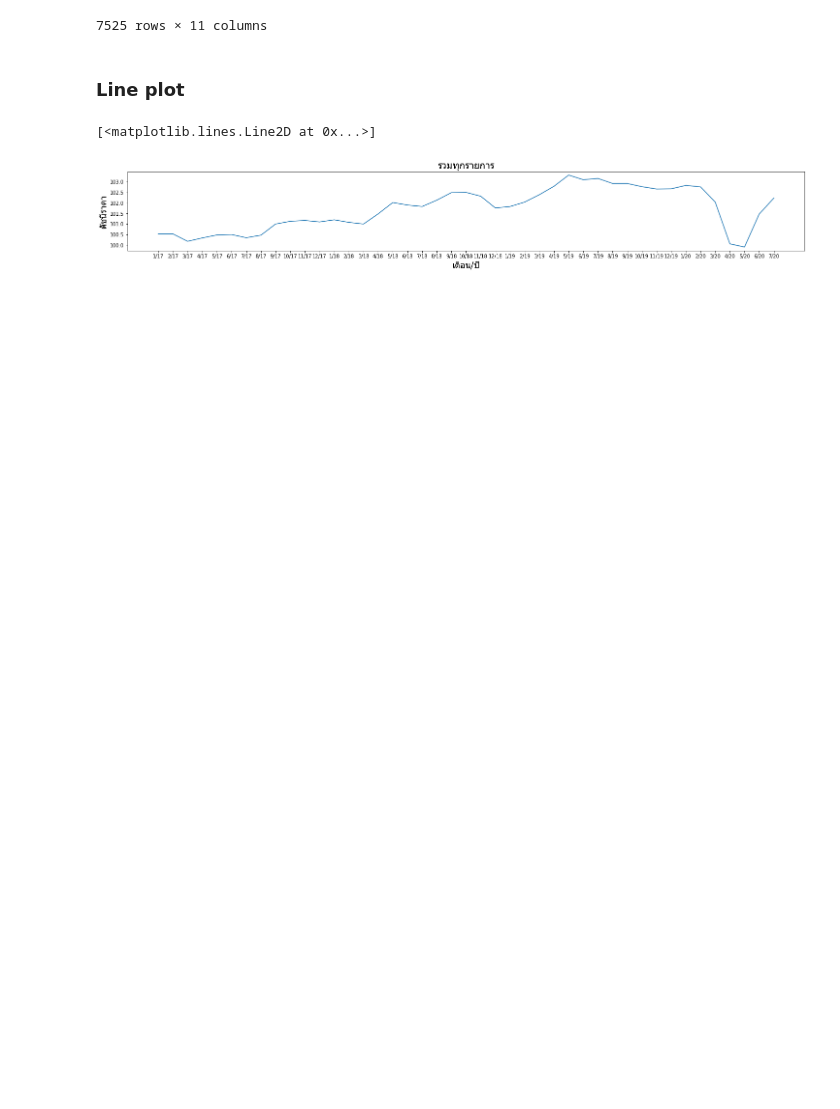
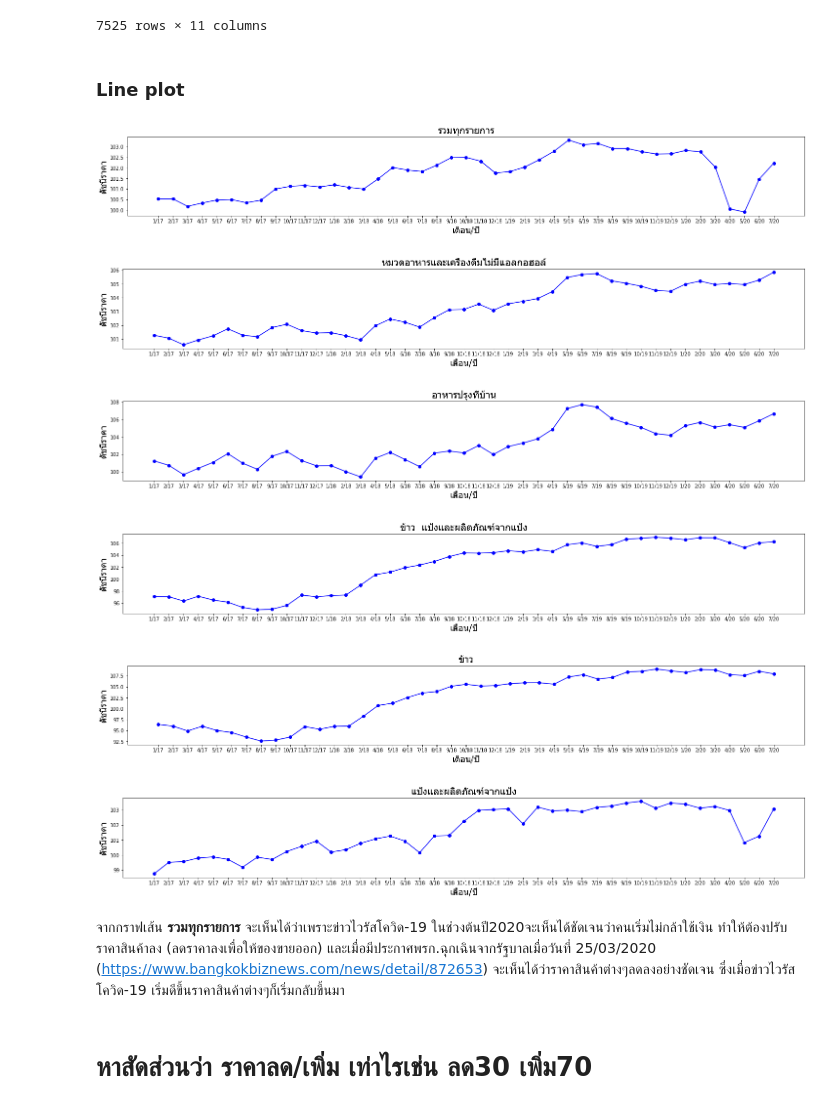
Before and after one commit to kittipon-shine/Consumer_Price_Index_DataAnalysis, a Jupyter notebook: Assignment_61070278.ipynb, the cells around one changed output. Saved outputs shown, nothing was run; the diff lists cells and outputs as text; code cells hidden in the pictures; blank space fills up the shorter version.

```diff
--- a/Assignment_61070278.ipynb
+++ b/Assignment_61070278.ipynb
@@ -306,23 +308,36 @@ from __future__ import unicode_literals
 import matplotlib.pyplot as plt
 %matplotlib inline
 # %%
-index_ = df[df.index_id == 0]
+show = 6
+#มีทั้งหมด 190 หมวด (0-189) ถ้าใส่เลขเยอะจะใช้เวลารันนาน
 
-month = index_['month'].tolist()
-year = index_['year'].tolist()
+for i in CPI_index_id_list[:show]:
+    index_ = df[df.index_id == i]
+    month = index_['month'].tolist()
+    year = index_['year'].tolist()
+    price_index = index_['price_index'].tolist()
+    month_year = []
+    for i in range(len(month)):
+        month_year.append(str(month[i]) + '/' + str(year[i])[2:] )
 
-values = index_['price_index'].tolist()
+    if len(index_['index_description'].tolist()) > 0:
+        plt.figure(figsize=(25, 3))
+        plt.title(u''+index_['index_description'].tolist()[0] ,fontname='Tahoma',fontsize='20')
+        plt.xlabel(u'เดือน/ปี',fontname='Tahoma',fontsize='18')
+        plt.ylabel(u'ดัชนีราคา',fontname='Tahoma',fontsize='18')
+        plt.plot(month_year, price_index, '-bo');
+    else:
+        continue
 
-month_year = []
-for i in range(len(month)):
-    month_year.append(str(month[i]) + '/' + str(year[i])[2:] )
-
-plt.figure(figsize=(25, 3))
-
-plt.title(u'รวมทุกรายการ',fontname='Tahoma',fontsize='20')
-plt.xlabel(u'เดือน/ปี',fontname='Tahoma',fontsize='18')
-plt.ylabel(u'ดัชนีราคา',fontname='Tahoma',fontsize='18')
-plt.plot(month_year, values)
+#     print( index_['index_description'].tolist())
 # %% [output]
-[<matplotlib.lines.Line2D at 0x...>]
-[figure, old version]
+[figure, new version]
+[figure, added]
+[figure, added]
+[figure, added]
+[figure, added]
+[figure, added]
+# %% [markdown]
+จากกราฟเส้น **รวมทุกรายการ** จะเห็นได้ว่าเพราะข่าวไวรัสโควิด-19 ในช่วงต้นปี2020จะเห็นได้ชัดเจนว่าคนเริ่มไม่กล้าใช้เงิน ทำให้ต้องปรับราคาสินค้าลง (ลดราคาลงเพื่อให้ของขายออก) และเมื่อมีประกาศพรก.ฉุกเฉินจากรัฐบาลเมื่อวันที่ 25/03/2020 (https://www.bangkokbiznews.com/news/detail/872653) จะเห็นได้ว่าราคาสินค้าต่างๆลดลงอย่างชัดเจน ซึ่งเมื่อข่าวไวรัสโควิด-19 เริ่มดีขึ้นราคาสินค้าต่างๆก็เริ่มกลับขึ้นมา
+# %% [markdown]
+# หาสัดส่วนว่า ราคาลด/เพิ่ม เท่าไรเช่น ลด30 เพิ่ม70
```
Also changed, not shown: parts of 3 cells of this notebook, 1 other file.
